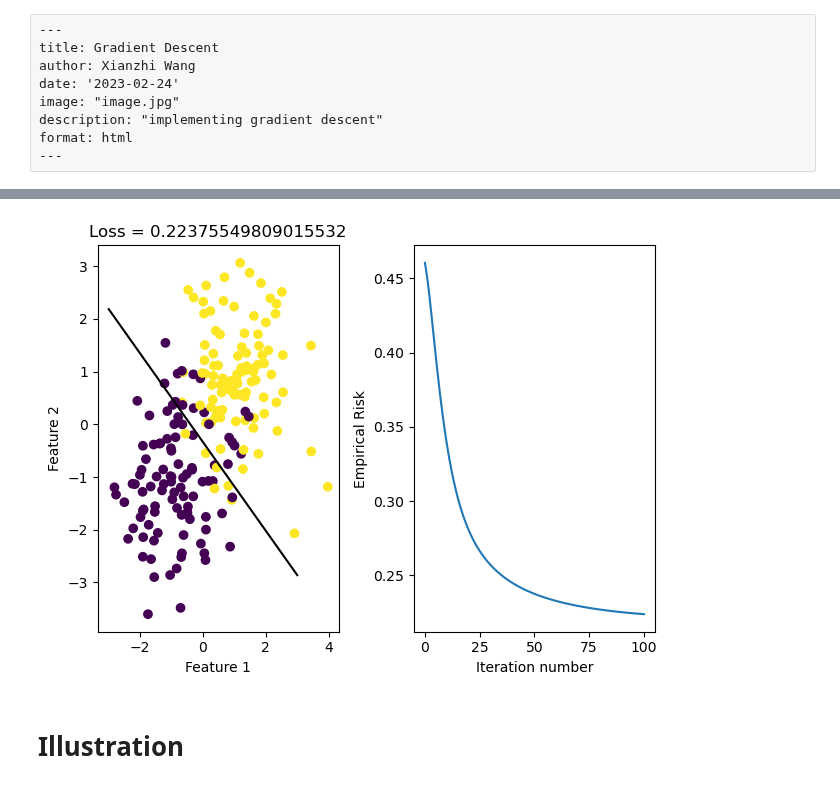
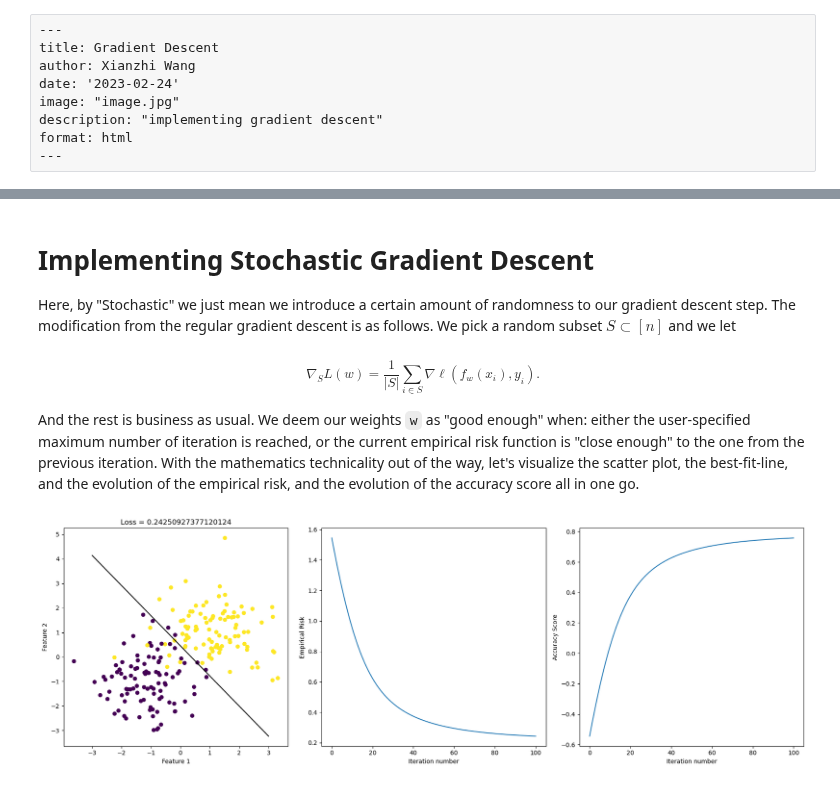
Before and after one commit to Xianzhiwang1/CS0451-page-site, a Jupyter notebook: posts/my-blog-post-02-gradient-descent/index.ipynb, the cells around one changed output, grey strips where cells are left out. Drawn from its saved outputs; the diff is of its cells as text; code cells hidden in the pictures.

```diff
--- a/posts/my-blog-post-02-gradient-descent/index.ipynb
+++ b/posts/my-blog-post-02-gradient-descent/index.ipynb
@@ -27,7 +38,10 @@ We start by importing the relavant libraries and creating some data points.
 # %%
 from sklearn.datasets import make_blobs
 from matplotlib import pyplot as plt
+plt.rcParams["figure.figsize"] = (18, 6)
+
 import numpy as np
+np.random.seed(42)
 np.seterr(all='ignore')
 
 # make the data
@@ -134,26 +134,32 @@ print(LR.predict(X_))
+# %% [markdown]
+# Implementing Stochastic Gradient Descent
+Here, by "Stochastic" we just mean we introduce a certain amount of randomness to our gradient descent step. The modification from the regular gradient descent is as follows. We pick a random subset $S \subset [n]$ and we let
+##### $$ \nabla_S L(w) = \frac{1}{|S|} \sum_{i \in S} \nabla \ell(f_{w}(x_i), y_i).$$
+And the rest is business as usual. We deem our weights `w`  as "good enough" when: either the user-specified maximum number of iteration is reached, or the current empirical risk function is "close enough" to the one from the previous iteration. With the mathematics technicality out of the way, let's visualize the scatter plot, the best-fit-line, and the evolution of the empirical risk, and the evolution of the accuracy score all in one go.
 # %%
 
 LR.fit_stochastic(X, y,
                   max_epochs = 100,
-                  momentum = True,
+                  momentum = False,
                   batch_size = 10,
                   alpha = .05)
 
 loss = LR.stochastic_loss_history[-1]
 
-fig, axarr = plt.subplots(1, 2)
+fig, axarr = plt.subplots(1, 3)
 
 axarr[0].scatter(X[:,0], X[:,1], c = y)
 axarr[0].set(xlabel = "Feature 1", ylabel = "Feature 2", title = f"Loss = {loss}")
 
 f1 = np.linspace(-3, 3, 101)
 
 p = axarr[0].plot(f1, (LR.omega_[2] - f1*LR.omega_[0])/LR.omega_[1], color = "black")
 
 axarr[1].plot(LR.stochastic_loss_history)
 axarr[1].set(xlabel = "Iteration number", ylabel = "Empirical Risk")
+
+axarr[2].plot(LR.score_history)
+axarr[2].set(xlabel = "Iteration number", ylabel = "Accuracy Score")
 plt.tight_layout()
 # %% [output]
-[figure, old version]
+[figure, new version]
-# %% [markdown]
-# Illustration
```
Also changed, not shown: parts of 20 cells of this notebook, 39 other files.
